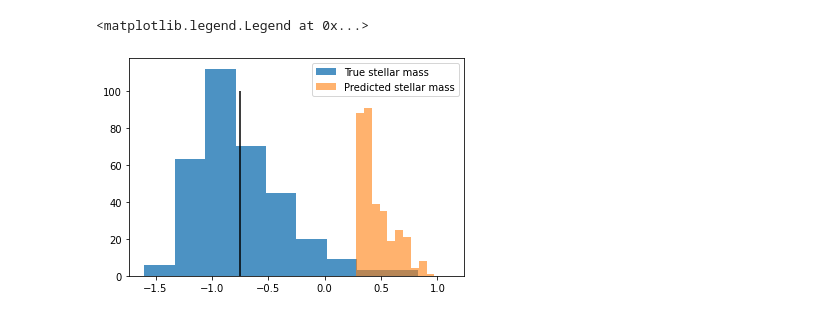
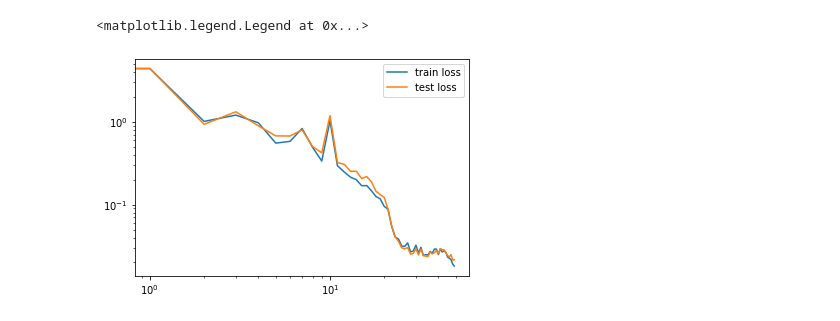
Before and after one commit to astrockragh/Mangrove, a Jupyter notebook: MetaLayer.ipynb, the cells around one changed output. Cells and saved outputs as stored; diff of their text form; code cells hidden in the pictures.

```diff
--- a/MetaLayer.ipynb
+++ b/MetaLayer.ipynb
@@ -91,0 +153,3 @@ MP(
+# %%
+model = GNN(hidden=32)
+next(model.parameters()).is_cuda ##check number one
@@ -92,21 +166,20 @@ MP(
 # %%
-criterion = torch.nn.MSELoss()
-batch_size=64
-np.random.shuffle(data)
-test_data=data[int(len(data)*0.7):]
-train_data=data[:int(len(data)*0.7)]
-
 train_loader=DataLoader(train_data, batch_size=batch_size, shuffle=1)
 test_loader=DataLoader(test_data, batch_size=batch_size, shuffle=1)
-optimizer = torch.optim.Adam(model.parameters(), lr=0.01)
+optimizer = torch.optim.Adam(model.parameters(), lr=0.003)
+# _, _, test_loader = accelerator.prepare(model, optimizer, train_loader)
+# model, optimizer, train_loader = accelerator.prepare(model, optimizer, train_loader)
+
 # Initialize our train function
 def train():
     model.train()
-
+    global data
     for data in train_loader:
-        out = model(data.x, data.edge_index, data.batch)
+        global out
+        out = model(data)
         loss = criterion(out, data.y.view(-1,1))
         loss.backward()
+#         accelerator.backward(loss)
         optimizer.step()
         optimizer.zero_grad()
  # test function
@@ -117,17 +190,20 @@ def test(loader):
     for dat in loader:
         out = model(dat.x, dat.edge_index, dat.batch)
 #         print(out)
-        correct += (abs(out - dat.y.view(-1,1))).sum()
+        correct += (torch.square(out - dat.y.view(-1,1))).sum()
     return correct / len(loader.dataset)
 tr_acc, te_acc=[],[]
-
-for epoch in range(100):
+start=time.time()
+for epoch in range(n_epochs):
     train()
 
-    if (epoch+1)%10==0:
-        train_acc = test(train_loader)
-        test_acc = test(test_loader)
+    if (epoch+1)%2==0:
+        train_acc = test(train_loader).detach().numpy()
+        test_acc = test(test_loader).detach().numpy()
         tr_acc.append(train_acc)
         te_acc.append(test_acc)
-        print(f'Epoch: {epoch+1:03d}, Train Acc: {train_acc:.4f}, Test Acc: {test_acc:.4f}')
+        print(f'Epoch: {epoch+1:03d}, Train scatter: {np.sqrt(train_acc):.4f}, Test scatter: {np.sqrt(test_acc):.4f}')
+stop=time.time()
+spent=stop-start
+print(f"{spent:.2f} seconds spent training, {spent/n_epochs:.3f} seconds per epoch. Processed {len(data)*split*n_epochs/spent:.0f} trees per second")
 # %% [output]
@@ -147,3 +223,12 @@ AttributeError: 'NodeModel' object has no attribute 'relu'
+# %%
+plt.plot(tr_acc, label='train loss')
+plt.plot(te_acc, label='test loss')
+plt.xscale('log')
+plt.yscale('log')
+plt.legend()
+# %% [output]
+<matplotlib.legend.Legend at 0x...>
+[figure, added]
 # %%
 ys, pred=[],[]
 def test(loader):
@@ -160,13 +243,3 @@ test(test_loader)
 # test(train_loader)
 ys=np.hstack(ys)
 pred=np.hstack(pred)[0]
-# %%
-plt.hist(ys, range=(-1.6,1.1), bins=10, alpha=0.8, label='True stellar mass')
-# plt.hist(pred, range=(-1.6,1.1), bins=10, alpha=0.6, label='Predicted stellar mass')
-plt.hist(pred, bins=10, alpha=0.6, label='Predicted stellar mass')
-
-plt.vlines(np.mean(ys), 0,100, 'k')
-plt.legend()
-# %% [output]
-<matplotlib.legend.Legend at 0x...>
-[figure, removed]
```
Also changed, not shown: parts of 18 cells of this notebook, 17 other files.
